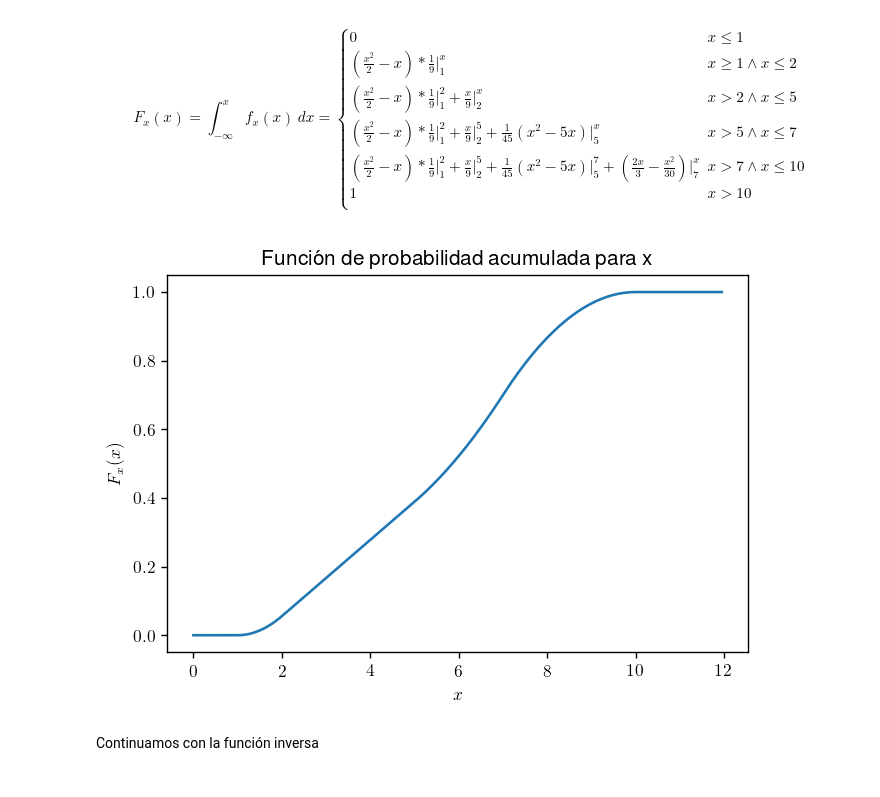
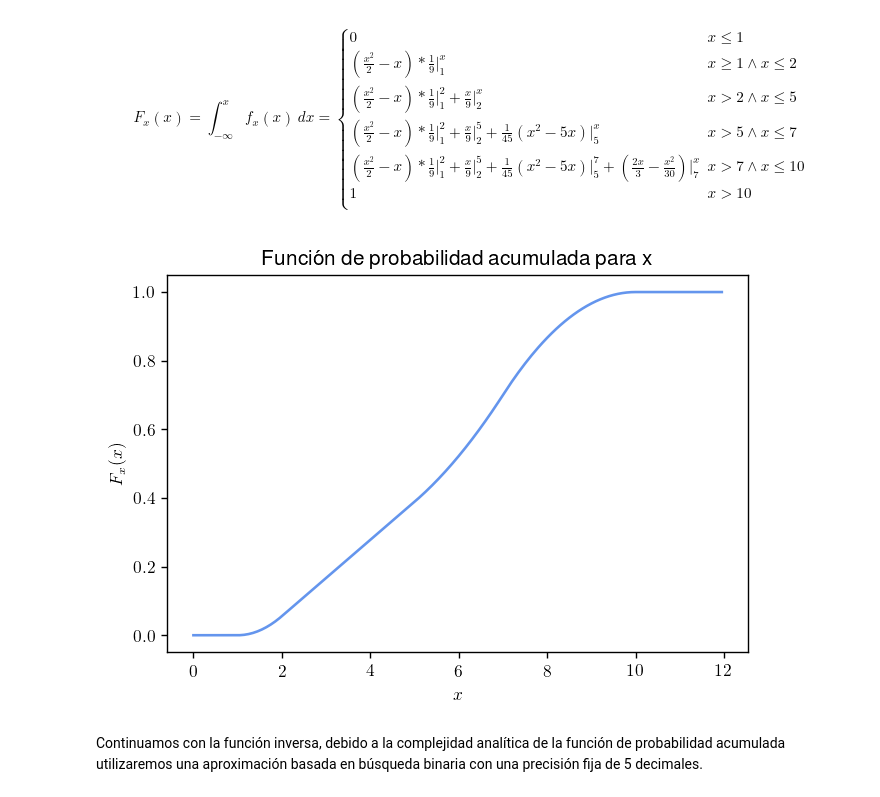
Before and after one commit to jian01/simulaamigues, a Jupyter notebook: TP1.ipynb, the cells around one changed output. Saved outputs shown, nothing was run; the diff lists cells and outputs as text; code cells hidden in the pictures.

```diff
--- a/TP1.ipynb
+++ b/TP1.ipynb
@@ -2,11 +2,11 @@
 import matplotlib.pyplot as plt
 import random
 import numpy as np
+import seaborn as sns
 plt.rcParams.update({
     "text.usetex": True,
     "font.family": "sans-serif",
     "font.sans-serif": ["Helvetica"]})
-plt.rcParams['text.latex.unicode']=True
 # %% [markdown]
 # Ejercicio 1
 
@@ -452,13 +452,13 @@ def pmf_x(x):
 # %%
 points = np.arange(0, 12, 0.05).tolist()
 values = [pmf_x(p) for p in np.arange(0, 12, 0.05)]
 plt.figure(dpi=125)
-plt.plot(points, values)
+plt.plot(points, values, color="cornflowerblue")
 plt.title("Función de probabilidad acumulada para x")
 plt.xlabel(r"$x$")
 plt.ylabel(r"$F_x(x)$")
 plt.show()
 # %% [output]
-[figure, old version]
+[figure, new version]
-# %% [markdown]
-Continuamos con la función inversa
+# %% [markdown]
+Continuamos con la función inversa, debido a la complejidad analítica de la función de probabilidad acumulada utilizaremos una aproximación basada en búsqueda binaria con una precisión fija de 5 decimales.
```
Also changed, not shown: parts of 13 cells of this notebook.
